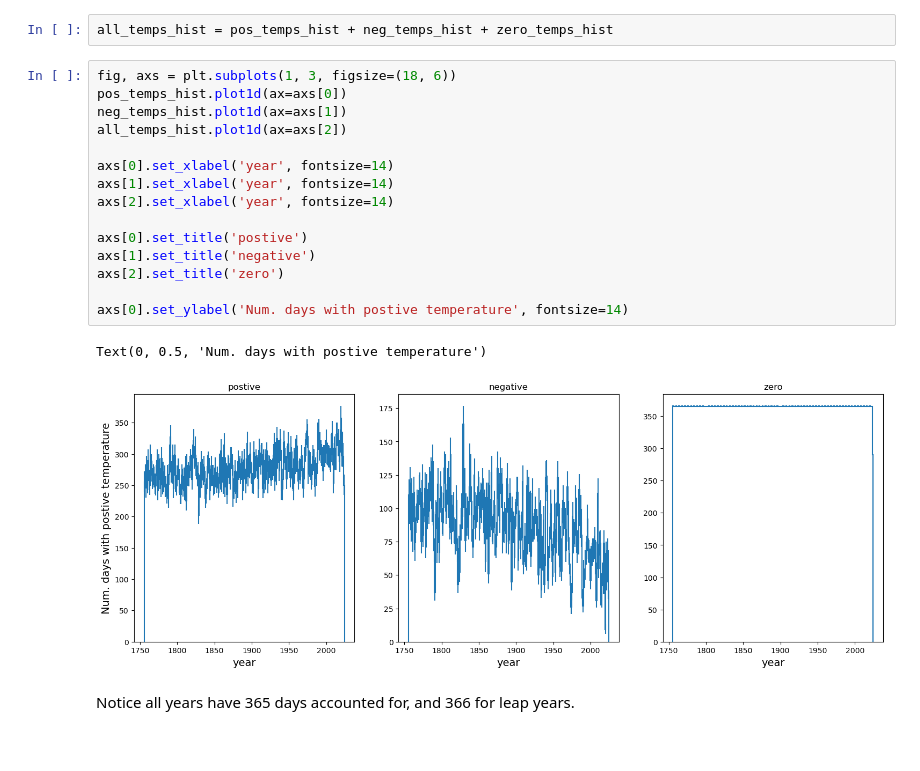
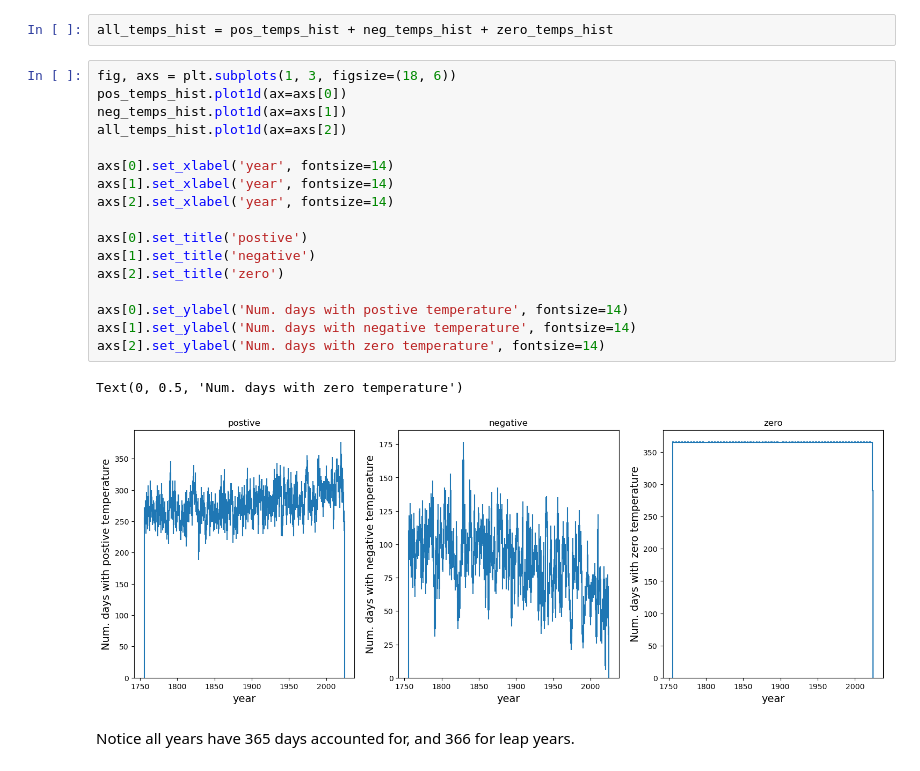
Before and after one commit to ravikoka/rcphy, a Jupyter notebook: hw4_temperature_stockholm.ipynb, the cells around one changed output. Drawn from its saved outputs; the diff is of its cells as text.

```diff
--- a/hw4_temperature_stockholm.ipynb
+++ b/hw4_temperature_stockholm.ipynb
@@ -100,21 +100,23 @@ all_temps_hist = pos_temps_hist + neg_temps_hist + zero_temps_hist
 # %%
 fig, axs = plt.subplots(1, 3, figsize=(18, 6))
 pos_temps_hist.plot1d(ax=axs[0])
 neg_temps_hist.plot1d(ax=axs[1])
 all_temps_hist.plot1d(ax=axs[2])
 
 axs[0].set_xlabel('year', fontsize=14)
 axs[1].set_xlabel('year', fontsize=14)
 axs[2].set_xlabel('year', fontsize=14)
 
 axs[0].set_title('postive')
 axs[1].set_title('negative')
 axs[2].set_title('zero')
 
 axs[0].set_ylabel('Num. days with postive temperature', fontsize=14)
+axs[1].set_ylabel('Num. days with negative temperature', fontsize=14)
+axs[2].set_ylabel('Num. days with zero temperature', fontsize=14)
 # %% [output]
-Text(0, 0.5, 'Num. days with postive temperature')
+Text(0, 0.5, 'Num. days with zero temperature')
-[figure, old version]
+[figure, new version]
 # %% [markdown]
 Notice all years have 365 days accounted for, and 366 for leap years.
 # %%
```
Also changed, not shown: parts of 3 cells of this notebook.
